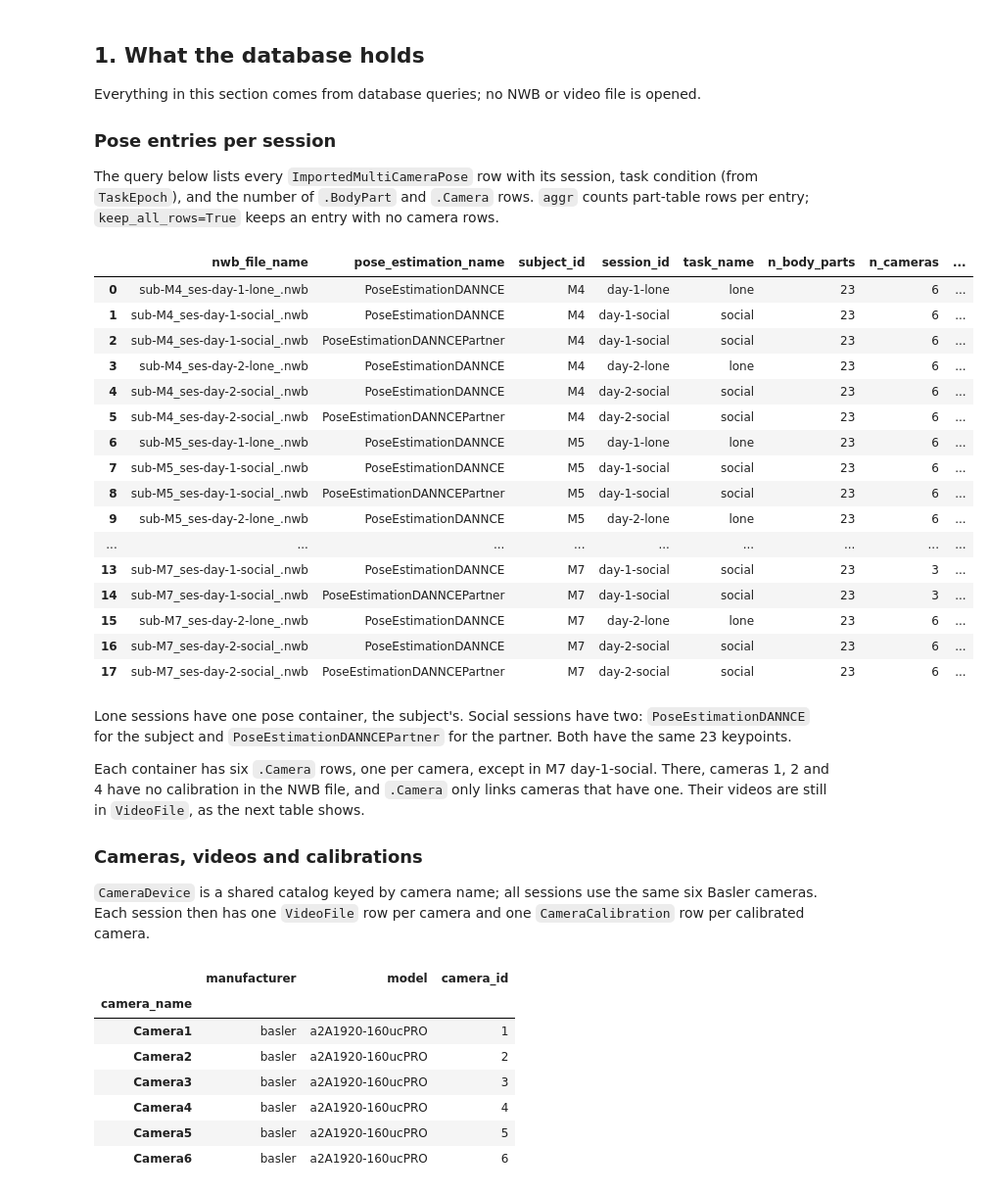
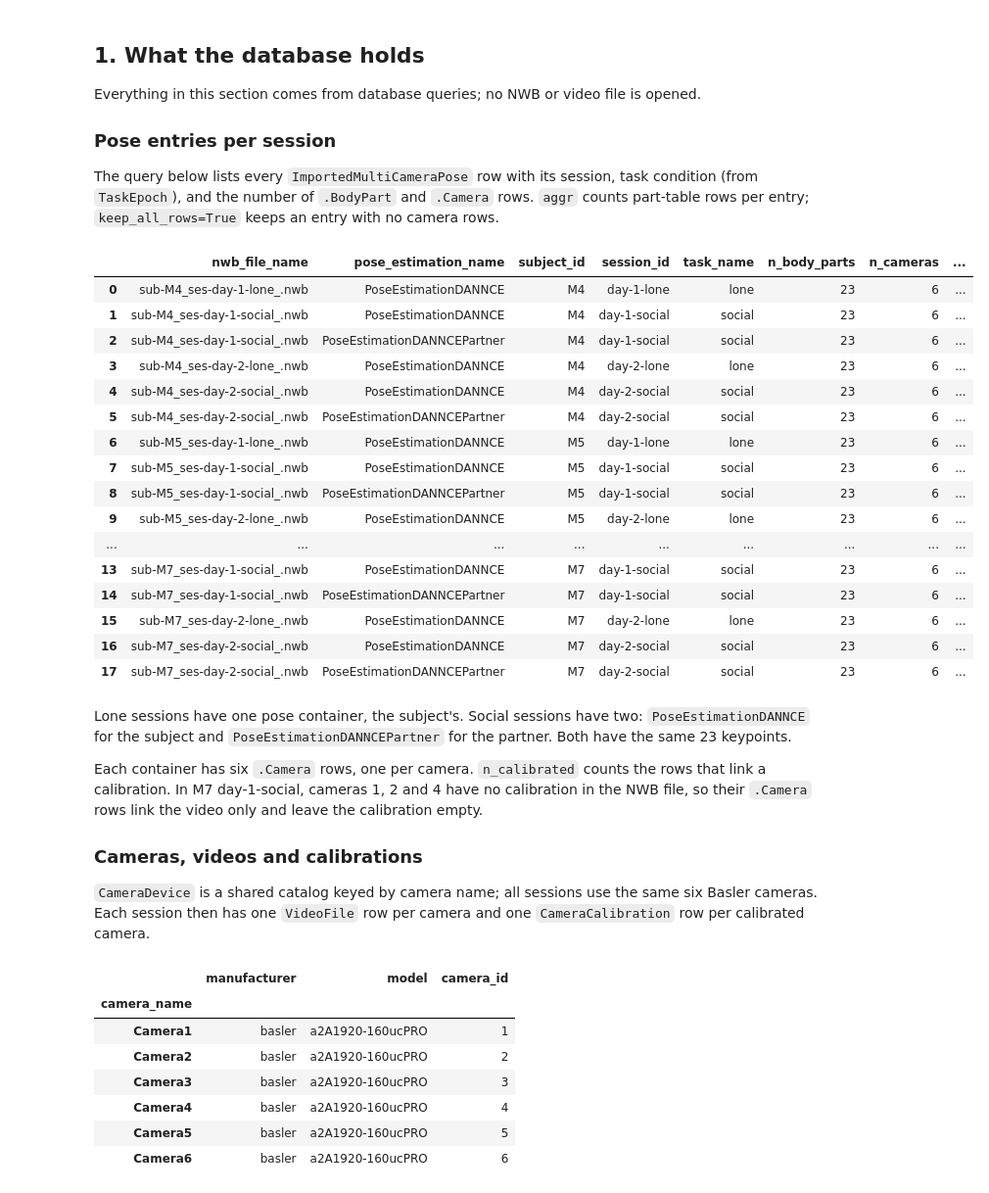
Before and after one commit to catalystneuro/uchida-lab-to-nwb, a Jupyter notebook: spyglass/notebooks/spyglass_pose_tutorial.ipynb, the cells around one changed output. Shown at 98% size. Cells and saved outputs as stored; diff of their text form; code cells hidden in the pictures.

```diff
--- a/spyglass/notebooks/spyglass_pose_tutorial.ipynb
+++ b/spyglass/notebooks/spyglass_pose_tutorial.ipynb
@@ -60,44 +60,47 @@ The query below lists every `ImportedMultiCameraPose` row with its session, task
 # %%
 counts = ImportedMultiCameraPose.aggr(
     ImportedMultiCameraPose.BodyPart, n_body_parts="count(*)"
 ) * ImportedMultiCameraPose.aggr(
-    ImportedMultiCameraPose.Camera, n_cameras="count(*)", keep_all_rows=True
+    ImportedMultiCameraPose.Camera,
+    n_cameras="count(*)",
+    n_calibrated="count(camera_name)",  # count() skips rows without calibration
+    keep_all_rows=True,
 )
 pose_entries = (
     pd.DataFrame(
         (Session.proj("subject_id", "session_id") * TaskEpoch.proj("task_name") * counts).fetch(
             "nwb_file_name", "subject_id", "session_id", "task_name", "pose_estimation_name",
-            "n_body_parts", "n_cameras", as_dict=True,
+            "n_body_parts", "n_cameras", "n_calibrated", as_dict=True,
         )
     )
     .sort_values(["subject_id", "session_id", "pose_estimation_name"])
     .reset_index(drop=True)
 )
 RAT_OF = {"PoseEstimationDANNCE": "subject", "PoseEstimationDANNCEPartner": "partner"}
 pose_entries["rat"] = pose_entries["pose_estimation_name"].map(RAT_OF)
 pose_entries
 # %% [output]
 |  | nwb_file_name | pose_estimation_name | subject_id | session_id | task_name | n_body_parts | n_cameras | ... |
 | 0 | sub-M4_ses-day-1-lone_.nwb | PoseEstimationDANNCE | M4 | day-1-lone | lone | 23 | 6 | ... |
 | 1 | sub-M4_ses-day-1-social_.nwb | PoseEstimationDANNCE | M4 | day-1-social | social | 23 | 6 | ... |
 | 2 | sub-M4_ses-day-1-social_.nwb | PoseEstimationDANNCEPartner | M4 | day-1-social | social | 23 | 6 | ... |
 | 3 | sub-M4_ses-day-2-lone_.nwb | PoseEstimationDANNCE | M4 | day-2-lone | lone | 23 | 6 | ... |
 | 4 | sub-M4_ses-day-2-social_.nwb | PoseEstimationDANNCE | M4 | day-2-social | social | 23 | 6 | ... |
 | 5 | sub-M4_ses-day-2-social_.nwb | PoseEstimationDANNCEPartner | M4 | day-2-social | social | 23 | 6 | ... |
 | 6 | sub-M5_ses-day-1-lone_.nwb | PoseEstimationDANNCE | M5 | day-1-lone | lone | 23 | 6 | ... |
 | 7 | sub-M5_ses-day-1-social_.nwb | PoseEstimationDANNCE | M5 | day-1-social | social | 23 | 6 | ... |
 | 8 | sub-M5_ses-day-1-social_.nwb | PoseEstimationDANNCEPartner | M5 | day-1-social | social | 23 | 6 | ... |
 | 9 | sub-M5_ses-day-2-lone_.nwb | PoseEstimationDANNCE | M5 | day-2-lone | lone | 23 | 6 | ... |
 | ... | ... | ... | ... | ... | ... | ... | ... | ... |
-| 13 | sub-M7_ses-day-1-social_.nwb | PoseEstimationDANNCE | M7 | day-1-social | social | 23 | 3 | ... |
-| 14 | sub-M7_ses-day-1-social_.nwb | PoseEstimationDANNCEPartner | M7 | day-1-social | social | 23 | 3 | ... |
+| 13 | sub-M7_ses-day-1-social_.nwb | PoseEstimationDANNCE | M7 | day-1-social | social | 23 | 6 | ... |
+| 14 | sub-M7_ses-day-1-social_.nwb | PoseEstimationDANNCEPartner | M7 | day-1-social | social | 23 | 6 | ... |
 | 15 | sub-M7_ses-day-2-lone_.nwb | PoseEstimationDANNCE | M7 | day-2-lone | lone | 23 | 6 | ... |
 | 16 | sub-M7_ses-day-2-social_.nwb | PoseEstimationDANNCE | M7 | day-2-social | social | 23 | 6 | ... |
 | 17 | sub-M7_ses-day-2-social_.nwb | PoseEstimationDANNCEPartner | M7 | day-2-social | social | 23 | 6 | ... |
 # %% [markdown]
 Lone sessions have one pose container, the subject's. Social sessions have two: `PoseEstimationDANNCE` for the subject and `PoseEstimationDANNCEPartner` for the partner. Both have the same 23 keypoints.
 
-Each container has six `.Camera` rows, one per camera, except in M7 day-1-social. There, cameras 1, 2 and 4 have no calibration in the NWB file, and `.Camera` only links cameras that have one. Their videos are still in `VideoFile`, as the next table shows.
+Each container has six `.Camera` rows, one per camera. `n_calibrated` counts the rows that link a calibration. In M7 day-1-social, cameras 1, 2 and 4 have no calibration in the NWB file, so their `.Camera` rows link the video only and leave the calibration empty.
 
 ### Cameras, videos and calibrations
 
```
Also changed, not shown: parts of 5 cells of this notebook, 6 other files.
